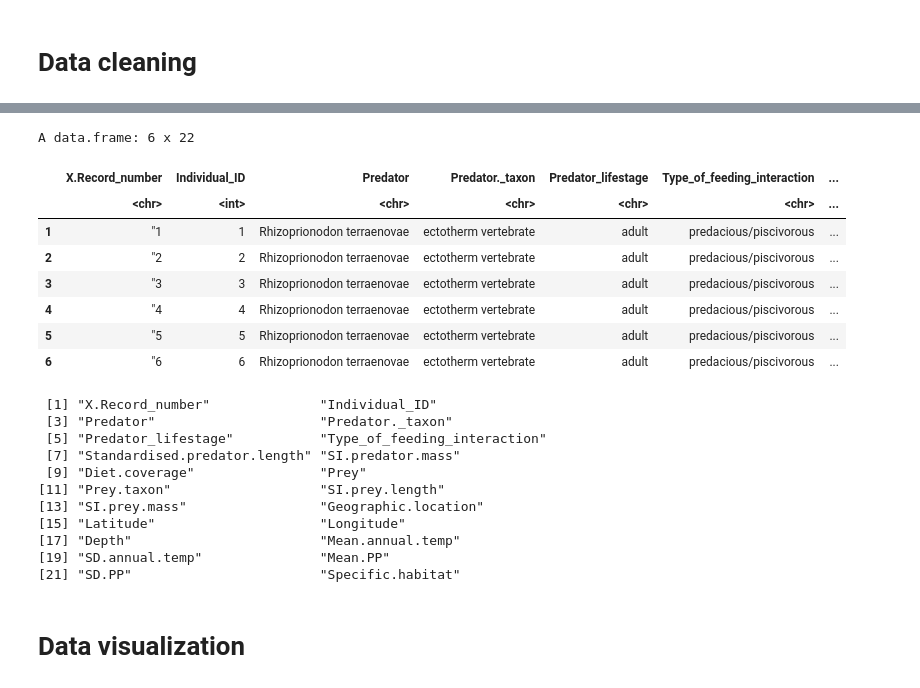
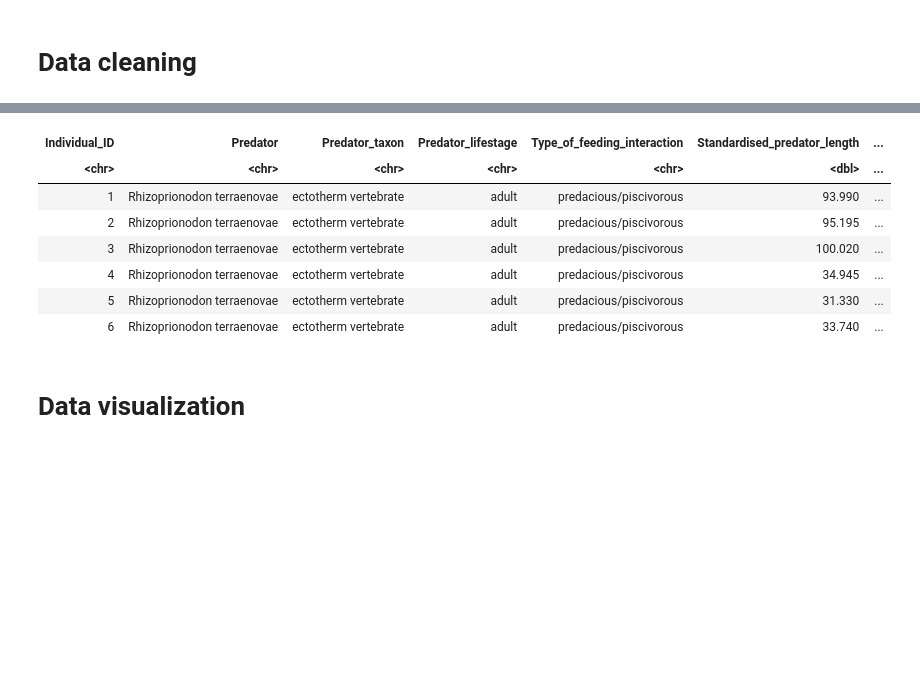
Before and after one commit to zfourati/Predator-and-prey-body-sizes-in-marine-food-webs, a Jupyter notebook: script_marion.ipynb, the cells around one changed output, grey strips where cells are left out. Cells and saved outputs as stored; diff of their text form; code cells hidden in the pictures; blank space fills up the shorter version.

```diff
--- a/script_marion.ipynb
+++ b/script_marion.ipynb
@@ -1,30 +1,46 @@
 # %% [markdown]
 # Data cleaning
 # %%
-data_raw <- read.csv(
+library(data.table)
+
+
+data_raw <- fread(
   "Predator_and_prey_body_sizes_in_marine_food_webs.csv",
-  header = TRUE,
   sep = "\t",
   quote = "",
-  check.names = TRUE,
-  strip.white = TRUE,
-  fileEncoding = "latin1"
+  encoding = "Latin-1",
+  header = TRUE,
+  fill = TRUE,
+  stringsAsFactors = FALSE
 )
 
-colnames(data_raw)
 
-cols_to_keep <- c("X.Record_number", "Individual_ID", "Predator",
-                  "Predator._taxon", "Predator_lifestage",
-                  "Type_of_feeding_interaction", "Standardised.predator.length",
-                  "SI.predator.mass", "Diet.coverage",
-                  "Prey", "Prey.taxon", "SI.prey.length", "SI.prey.mass",
-                  "Geographic.location", "Latitude", "Longitude",
-                  "Depth", "Mean.annual.temp", "SD.annual.temp",
-                  "Mean.PP", "SD.PP", "Specific.habitat")
+names(data_raw) <- trimws(names(data_raw))
+names(data_raw) <- gsub('[\"\' ]+', "_", names(data_raw))
+names(data_raw) <- gsub("_$", "", names(data_raw))
+names(data_raw) <- gsub("__+", "_", names(data_raw))
 
-data <- data_raw[, cols_to_keep, drop = FALSE]
-write.csv(data, "data_cleaned.csv", row.names = FALSE)
 
-head(data)
-names(data)
+
+cols_to_keep <- c(
+  "Record_number", "Individual_ID", "Predator",
+  "Predator_taxon", "Predator_lifestage",
+  "Type_of_feeding_interaction", "Standardised_predator_length",
+  "SI_predator_mass", "Diet_coverage",
+  "Prey", "Prey_taxon", "SI_prey_length", "SI_prey_mass",
+  "Geographic_location", "Latitude", "Longitude",
+  "Depth", "Mean_annual_temp", "SD_annual_temp",
+  "Mean_PP", "SD_PP", "Specific_habitat"
+)
+
+cols_to_keep <- intersect(cols_to_keep, names(data_raw))
+
+
+data_clean <- data_raw[, ..cols_to_keep]
+
+
+head(data_clean)
+
+
+fwrite(data_clean, "data_cleaned.csv")
 # %% [output]
@@ -50,23 +48,11 @@ Warning message in scan(file = file, what = what, sep = sep, quote = quote, dec
-A data.frame: 6 x 22
-|  | X.Record_number | Individual_ID | Predator | Predator._taxon | Predator_lifestage | Type_of_feeding_interaction | ... |
-|  | <chr> | <int> | <chr> | <chr> | <chr> | <chr> | ... |
-| 1 | "1 | 1 | Rhizoprionodon terraenovae | ectotherm vertebrate | adult | predacious/piscivorous | ... |
-| 2 | "2 | 2 | Rhizoprionodon terraenovae | ectotherm vertebrate | adult | predacious/piscivorous | ... |
-| 3 | "3 | 3 | Rhizoprionodon terraenovae | ectotherm vertebrate | adult | predacious/piscivorous | ... |
-| 4 | "4 | 4 | Rhizoprionodon terraenovae | ectotherm vertebrate | adult | predacious/piscivorous | ... |
-| 5 | "5 | 5 | Rhizoprionodon terraenovae | ectotherm vertebrate | adult | predacious/piscivorous | ... |
-| 6 | "6 | 6 | Rhizoprionodon terraenovae | ectotherm vertebrate | adult | predacious/piscivorous | ... |
+| Individual_ID | Predator | Predator_taxon | Predator_lifestage | Type_of_feeding_interaction | Standardised_predator_length | ... |
+| <chr> | <chr> | <chr> | <chr> | <chr> | <dbl> | ... |
+| 1 | Rhizoprionodon terraenovae | ectotherm vertebrate | adult | predacious/piscivorous | 93.990 | ... |
+| 2 | Rhizoprionodon terraenovae | ectotherm vertebrate | adult | predacious/piscivorous | 95.195 | ... |
+| 3 | Rhizoprionodon terraenovae | ectotherm vertebrate | adult | predacious/piscivorous | 100.020 | ... |
+| 4 | Rhizoprionodon terraenovae | ectotherm vertebrate | adult | predacious/piscivorous | 34.945 | ... |
+| 5 | Rhizoprionodon terraenovae | ectotherm vertebrate | adult | predacious/piscivorous | 31.330 | ... |
+| 6 | Rhizoprionodon terraenovae | ectotherm vertebrate | adult | predacious/piscivorous | 33.740 | ... |
- [1] "X.Record_number"              "Individual_ID"
- [3] "Predator"                     "Predator._taxon"
- [5] "Predator_lifestage"           "Type_of_feeding_interaction"
- [7] "Standardised.predator.length" "SI.predator.mass"
- [9] "Diet.coverage"                "Prey"
-[11] "Prey.taxon"                   "SI.prey.length"
-[13] "SI.prey.mass"                 "Geographic.location"
-[15] "Latitude"                     "Longitude"
-[17] "Depth"                        "Mean.annual.temp"
-[19] "SD.annual.temp"               "Mean.PP"
-[21] "SD.PP"                        "Specific.habitat"
 # %% [markdown]
 # Data visualization
 # %%
```
Also changed, not shown: parts of 1 cell of this notebook.
